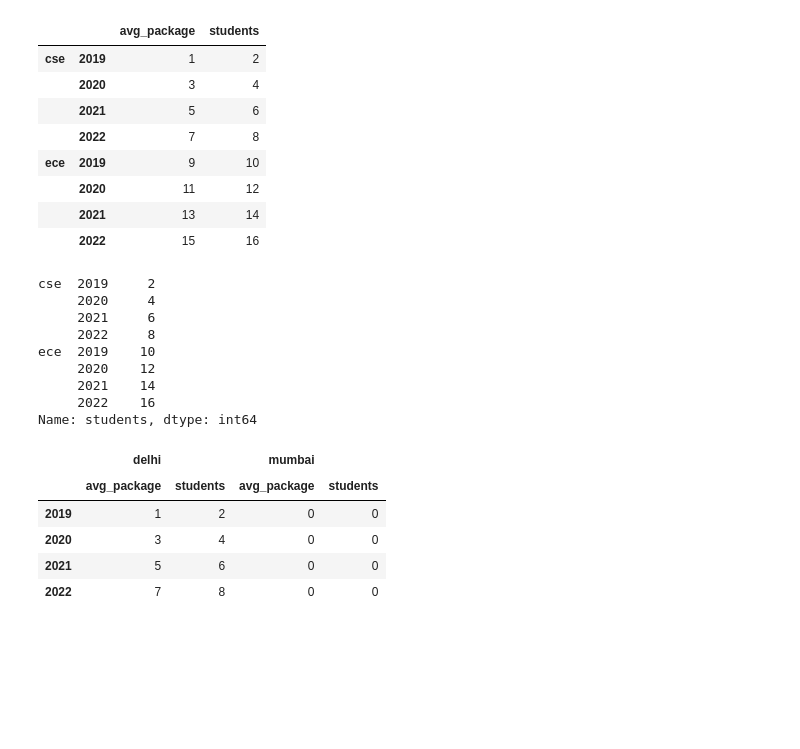
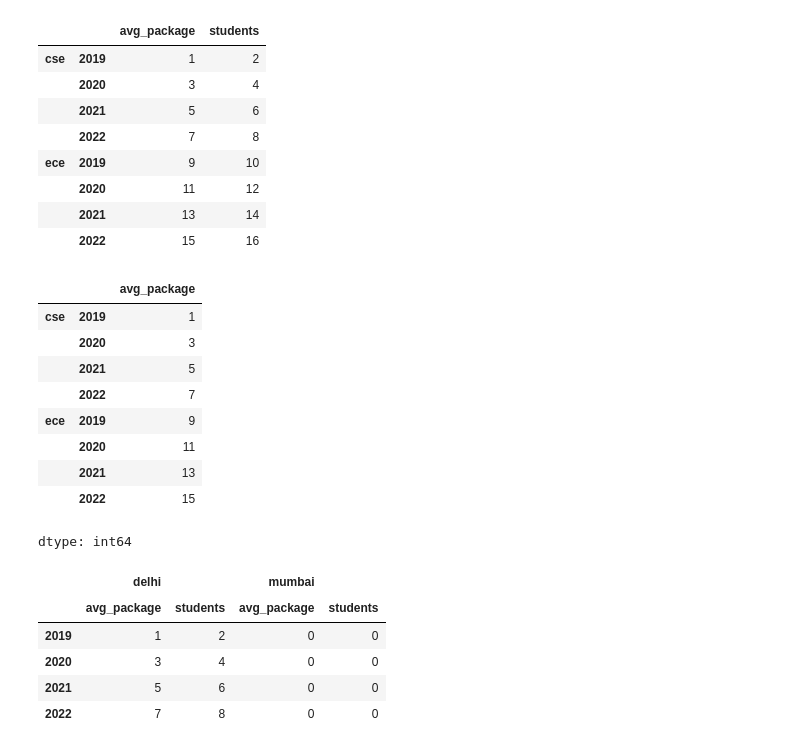
Before and after one commit to AhmadBinAbdulJabbar/campusx, a Jupyter notebook: session_21_multiindex_objects.ipynb, the cells around one changed output. Saved outputs shown, nothing was run; the diff lists cells and outputs as text; code cells hidden in the pictures; blank space fills up the shorter version.

```diff
--- a/session_21_multiindex_objects.ipynb
+++ b/session_21_multiindex_objects.ipynb
@@ -130,16 +140,18 @@ branch_df1
 |  | 2022 | 15 | 16 |
 # %%
 branch_df1['students']
+branch_df1['avg_package' ]
 # %% [output]
+|  |  | avg_package |
+| cse | 2019 | 1 |
+|  | 2020 | 3 |
+|  | 2021 | 5 |
+|  | 2022 | 7 |
+| ece | 2019 | 9 |
+|  | 2020 | 11 |
+|  | 2021 | 13 |
+|  | 2022 | 15 |
-cse  2019     2
-     2020     4
-     2021     6
-     2022     8
-ece  2019    10
-     2020    12
-     2021    14
-     2022    16
-Name: students, dtype: int64
+dtype: int64
 # %%
 # Are columns really different from index?
 # %%
```
Also changed, not shown: parts of 13 cells of this notebook.
